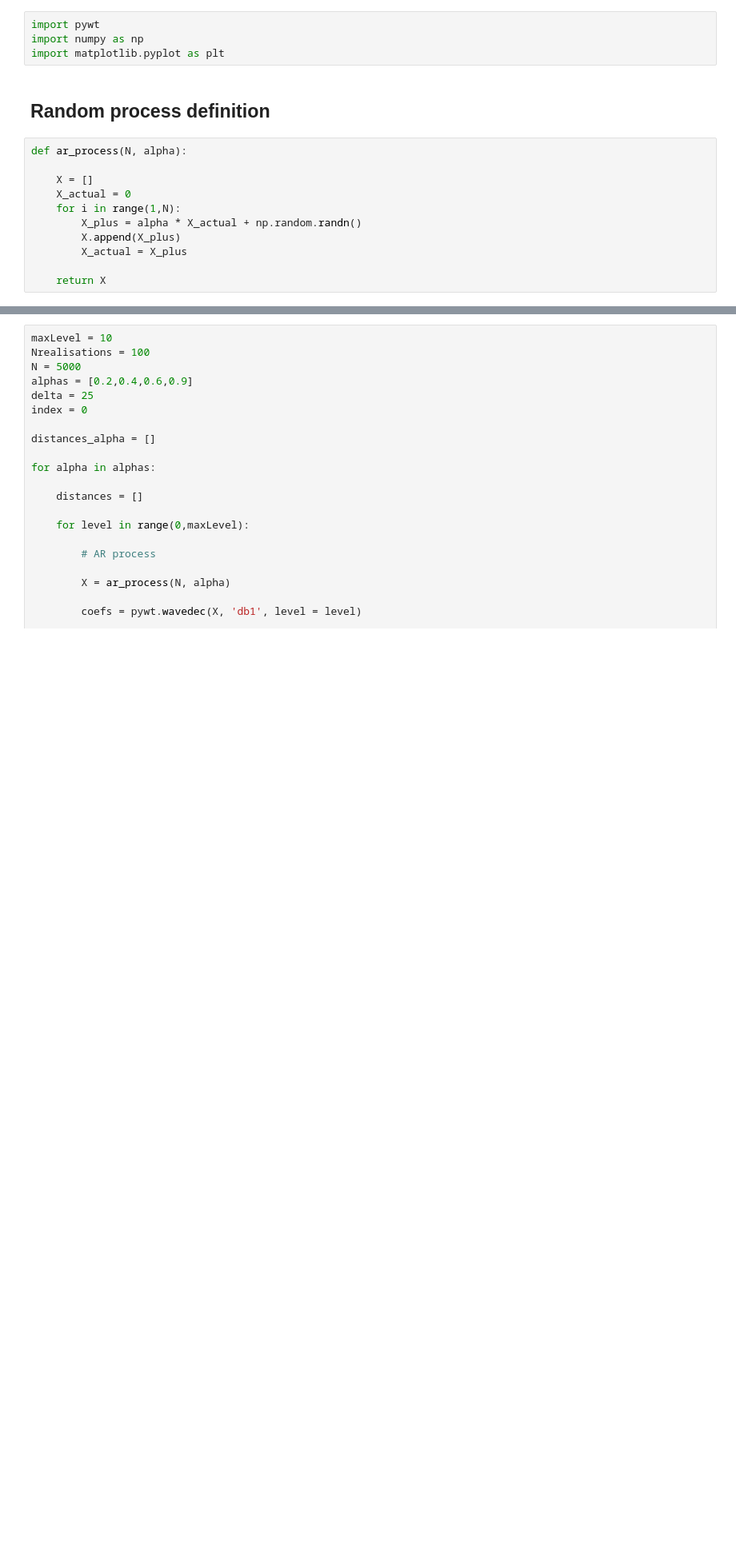
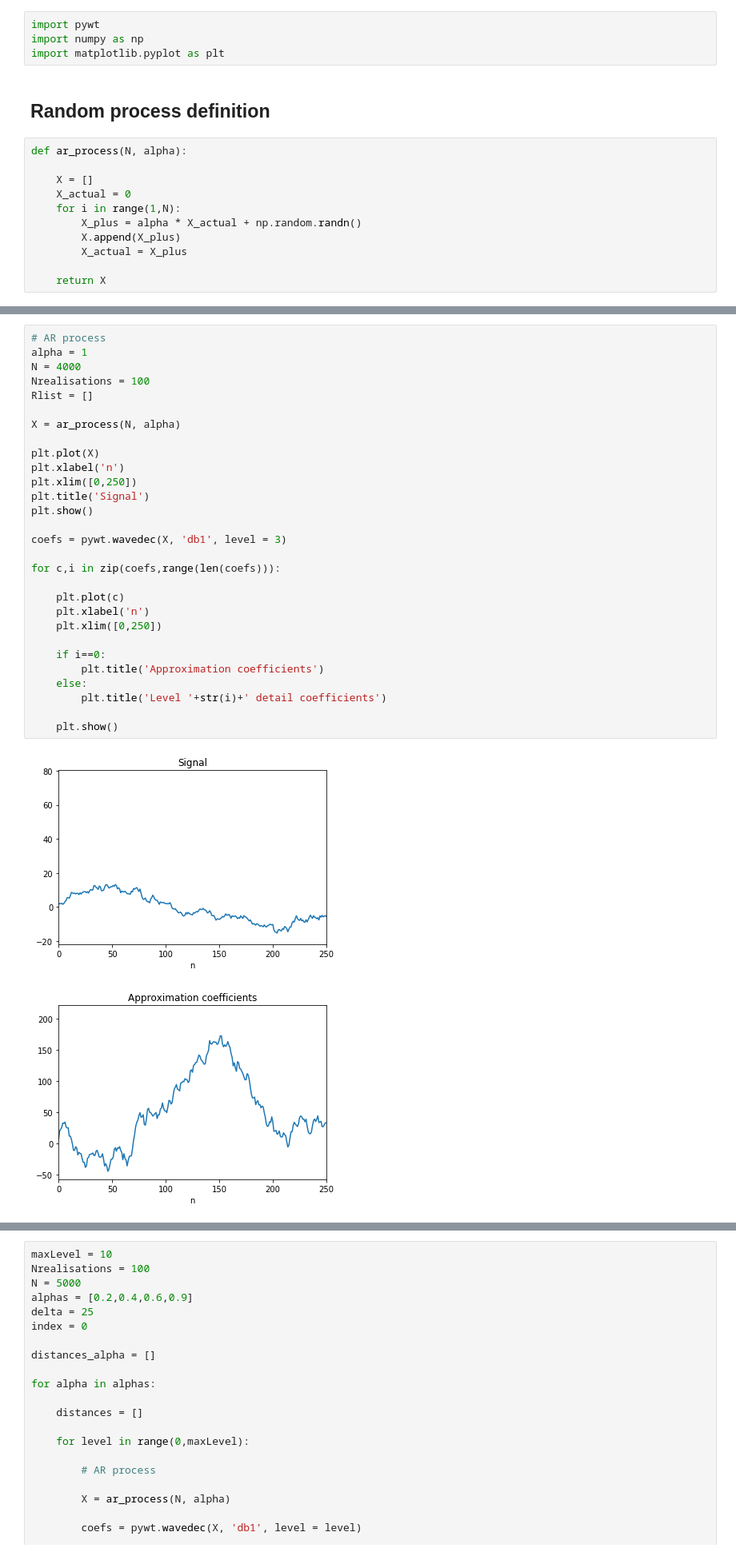
Before and after one commit to gonzaq94/Wavelets, a Jupyter notebook: wavelets simulations.ipynb, the cells around one changed output, grey strips where cells are left out. Shown: that part at 80% size. Cells and saved outputs as stored; diff of their text form; blank space fills up the shorter version.

```diff
--- a/wavelets simulations.ipynb
+++ b/wavelets simulations.ipynb
@@ -80,0 +75,32 @@ print(len(Rca))
+# %%
+# AR process
+alpha = 1
+N = 4000
+Nrealisations = 100
+Rlist = []
+
+X = ar_process(N, alpha)
+
+plt.plot(X)
+plt.xlabel('n')
+plt.xlim([0,250])
+plt.title('Signal')
+plt.show()
+
+coefs = pywt.wavedec(X, 'db1', level = 3)
+
+for c,i in zip(coefs,range(len(coefs))):
+
+    plt.plot(c)
+    plt.xlabel('n')
+    plt.xlim([0,250])
+
+    if i==0:
+        plt.title('Approximation coefficients')
+    else:
+        plt.title('Level '+str(i)+' detail coefficients')
+
+    plt.show()
+# %% [output]
+[figure, added]
+[figure, added]
```
Also changed, not shown: parts of 26 cells of this notebook.
